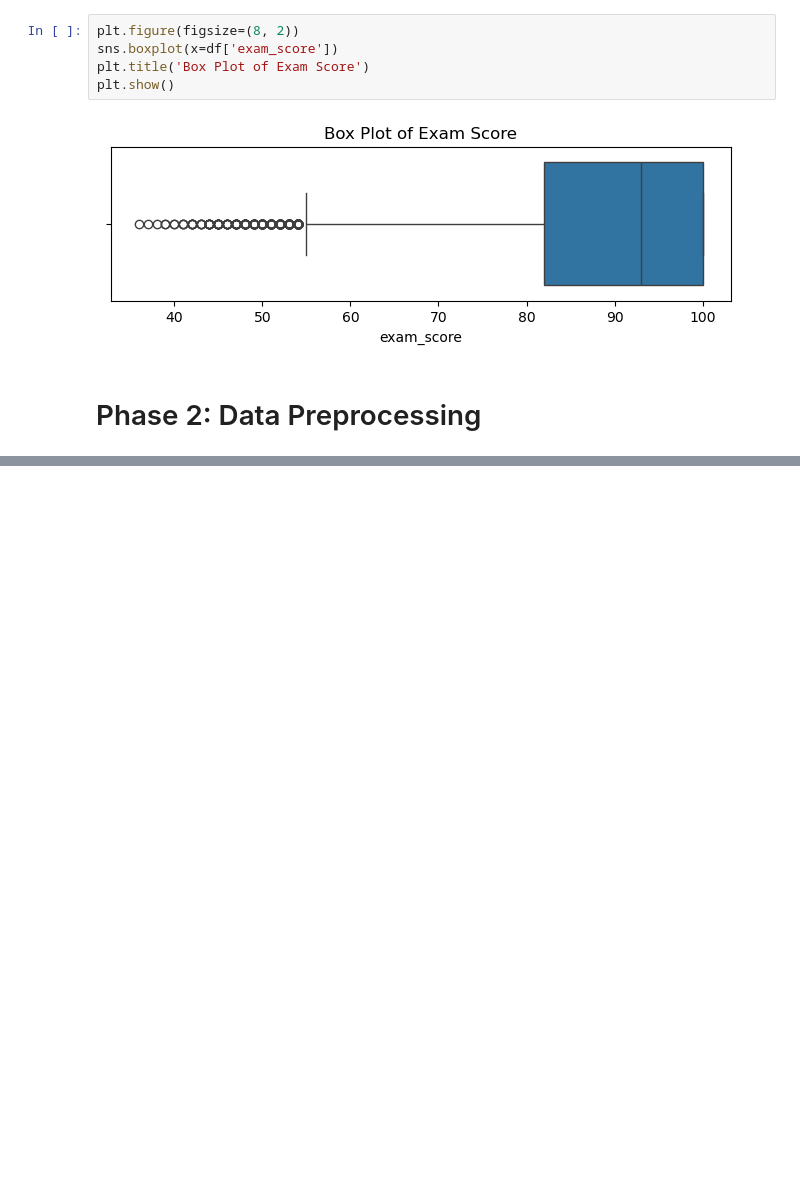
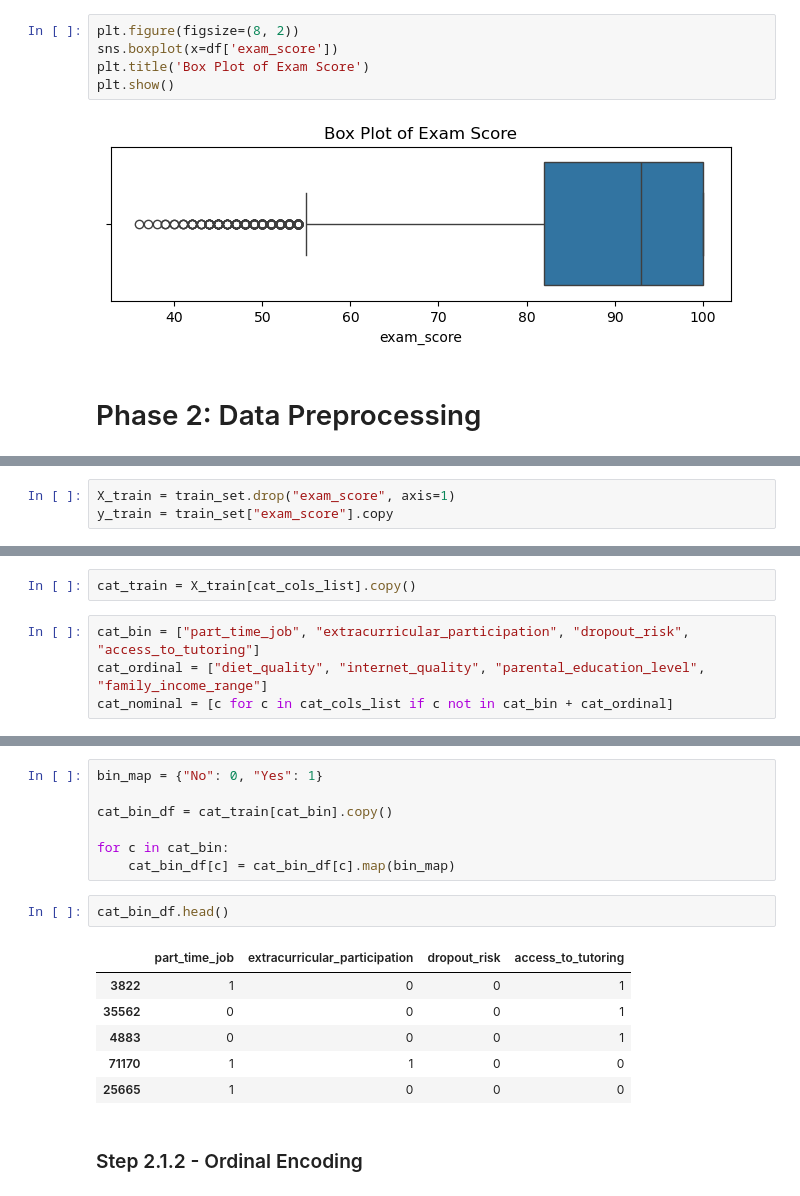
Before and after one commit to Hammad-1105/student-performance-ml-dl, a Jupyter notebook: notebooks/main.ipynb, the cells around one changed output, grey strips where cells are left out. Saved outputs shown, nothing was run; the diff lists cells and outputs as text; blank space fills up the shorter version.

```diff
--- a/notebooks/main.ipynb
+++ b/notebooks/main.ipynb
@@ -305,0 +320,3 @@ plt.show()
+# %%
+X_train = train_set.drop("exam_score", axis=1)
+y_train = train_set["exam_score"].copy
@@ -305,0 +334,6 @@ plt.show()
+# %%
+cat_train = X_train[cat_cols_list].copy()
+# %%
+cat_bin = ["part_time_job", "extracurricular_participation", "dropout_risk", "access_to_tutoring"]
+cat_ordinal = ["diet_quality", "internet_quality", "parental_education_level", "family_income_range"]
+cat_nominal = [c for c in cat_cols_list if c not in cat_bin + cat_ordinal]
@@ -305,0 +351,18 @@ plt.show()
+# %%
+bin_map = {"No": 0, "Yes": 1}
+
+cat_bin_df = cat_train[cat_bin].copy()
+
+for c in cat_bin:
+    cat_bin_df[c] = cat_bin_df[c].map(bin_map)
+# %%
+cat_bin_df.head()
+# %% [output]
+|  | part_time_job | extracurricular_participation | dropout_risk | access_to_tutoring |
+| 3822 | 1 | 0 | 0 | 1 |
+| 35562 | 0 | 0 | 0 | 1 |
+| 4883 | 0 | 0 | 0 | 1 |
+| 71170 | 1 | 1 | 0 | 0 |
+| 25665 | 1 | 0 | 0 | 0 |
+# %% [markdown]
+### Step 2.1.2 - Ordinal Encoding
```
Also changed, not shown: parts of 16 cells of this notebook.
